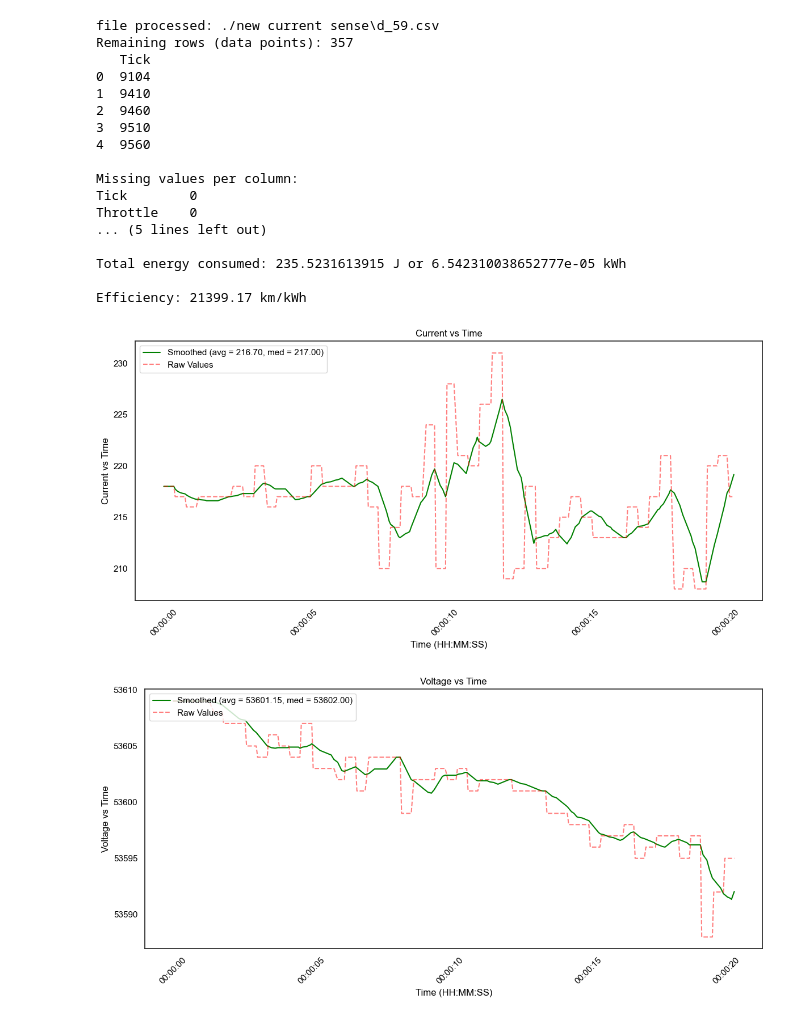
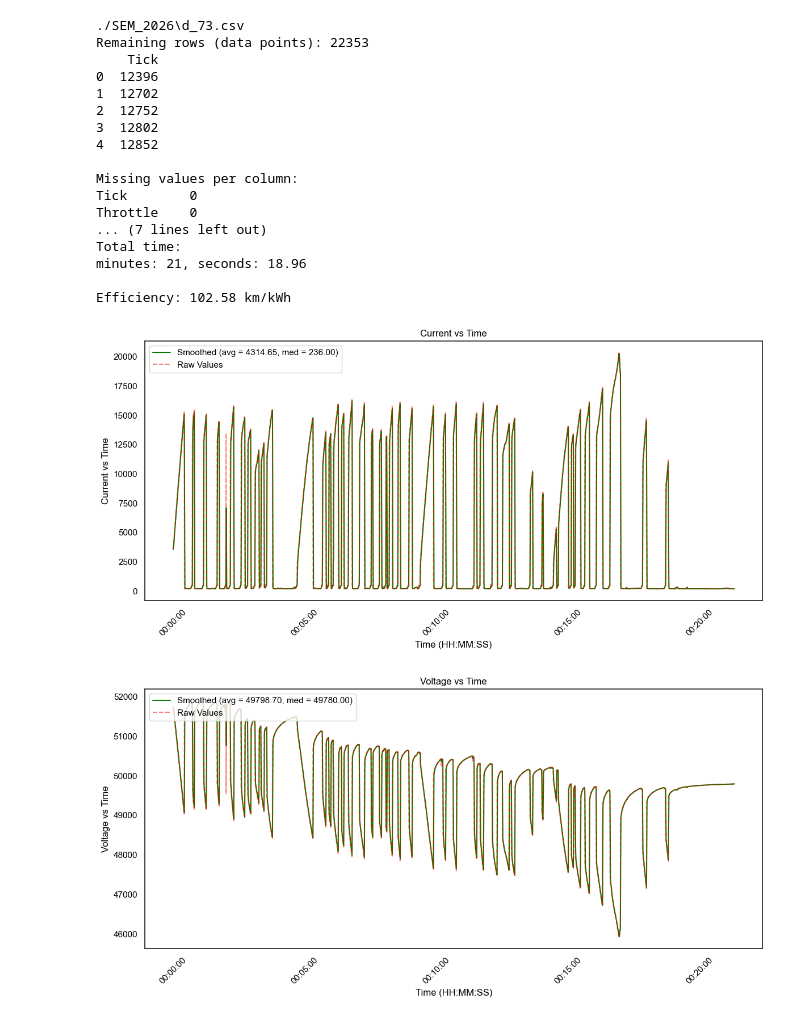
Before and after one commit to UOSupermileage/UOSM-TelemetryDataProcessing, a Jupyter notebook: new/CustomTelemetry.ipynb, the cells around one changed output. Drawn from its saved outputs; the diff is of its cells as text; code cells hidden in the pictures.

```diff
--- a/new/CustomTelemetry.ipynb
+++ b/new/CustomTelemetry.ipynb
@@ -22,6 +24,10 @@ Note: you may need to restart the kernel to use updated packages.
 # %%
-# Last updated: January 1, 2026 (By: Daniel)
-# Execute installation (previous cell) if imports are missing
+# Telemetry data plotting
+# Last updated: April 8, 2026
+# By: Daniel
+# ** Execute installation (previous cell) if imports are missing! **
+# 1. Graphs relevant statstics
+# 2. Calculates overall time, and efficiency
 import pandas as pd
 import matplotlib.pyplot as plt
 import seaborn as sns
@@ -32,16 +38,19 @@ import os
 import NulRemover
 
 sns.set(style='white')  # light background
-data_folder = './new current sense'
-num = 59 # Currently set to dataset number 132 as requested by LP
+# data_folder = f'./{date}/'
+# file = f'{date}-{time}.csv'
+# path = os.path.join(data_folder, file)
+data_folder = './SEM_2026'
+num = 73 # dataset number for processing
 file = f'd_{num}.csv'
 path = os.path.join(data_folder, file)
-#NulRemover.remove_nuls(path)  # Clean the file from null characters
-print(f"file processed: {path}")
-delimiter = ','
-distance = 1.4 # Ride distance in km
+print(path)
+delimiter = ',' # seperator used in data
+start_row = 0 # data startpoint
+distance = 15.33/2 # Distance in km, used for efficiency calculation
 Ticks = True  # Set to False if did not correct ticks
-start_throttle = 10  # Minimum throttle to start plotting
+start_throttle = 0.1  # Minimum throttle to start plotting
 throttle_start_flag = False
 plot_outliers = False  # Set to False to not plot outliers
 
@@ -58,7 +67,7 @@ test_duration = 4 * 60000 # 60 * 1000 *run time len
 # data = pd.read_csv(path, converters={'Ticks': lambda x: last_digits(x, 5)})
 # data['Tick'] = (data['Tick'].apply(clean_cell))
 
-data = pd.read_csv(path, delimiter = delimiter)
+data = pd.read_csv(path, delimiter = delimiter, skiprows = start_row)
 data.columns = data.columns.str.strip()
 
 # Remove rows before the first throttle
@@ -81,7 +90,6 @@ if Ticks:
     # data['TimePlot'] = pd.Timestamp("2023-01-01") + data['Time']
     data['Tick'] = data['Tick'] - data['Tick'].iloc[0]  # start at 0 ms
     data['TimePlot'] = pd.Timestamp("2023-01-01") + pd.to_timedelta(data['Tick'], unit='ms')
-
 else:
     data['TimePlot'] = range(len(data))
 
@@ -99,13 +107,18 @@ if 'Power' in data.columns:
     energy_kWh = energy_joules / 3600000  # Convert from J to kWh
     print(f"\nTotal energy consumed: {energy_joules} J or {energy_kWh} kWh")
 
+# Calculate time
+ms = data['Tick'].iloc[-1] - data['Tick'].iloc[0]
+seconds = ms / 1000 % 60
+minutes = int(ms / 60000)
+print("Total time:")
+if minutes > 0:
+    print(f"minutes: {minutes}", end = ", ")
+print(f"seconds: {seconds:.2f}" )
+
 # Calculate efficiency
-if distance != 1:
-    if energy_kWh > 0:
-        efficiency = distance/energy_kWh  # km per kWh
-        print(f"\nEfficiency: {efficiency:.2f} km/kWh")
-    else:
-        print("Energy consumption is not positive, cannot calculate efficiency.")
+efficiency = distance/energy_kWh  # km per kWh
+print(f"\nEfficiency: {efficiency:.2f} km/kWh")
 
 # Columns to visualize
 columns_to_plot = ['Current', 'Voltage','Throttle','Power', 'Speed']
@@ -128,9 +141,8 @@ for col in columns_to_plot:
 
         # Start plotting
         fig, ax = plt.subplots(figsize = (12, 6))
-        #Use numpy arrays for plotting with only first dimension (this is weird)
 
-
+        # Use numpy arrays for plotting
         # Smoothed line
         ax.plot(x, y_smooth, color = 'green', label = f'Smoothed (avg = {avg:.2f}, med = {med:.2f})')
 
@@ -139,44 +151,44 @@ for col in columns_to_plot:
 
         # Outliers as blue dots
         if plot_outliers:
             ax.scatter(x[outliers], y[outliers], color = 'blue', label = 'Outliers')
 
         # Labeling and formatting
         ax.set_xlabel("Time (HH:MM:SS)", color='black')
         ax.set_ylabel(f"{col} vs Time", color='black')
         ax.set_title(f"{col} vs Time", color='black')
         ax.tick_params(axis = 'x', colors = 'black', rotation = 45)
         ax.tick_params(axis = 'y', colors = 'black')
 
         ax.xaxis.set_major_locator(mdates.AutoDateLocator())
         ax.xaxis.set_major_formatter(mdates.DateFormatter('%H:%M:%S'))
 
         # Legend in black
         legend = ax.legend(loc = 'upper left')
         for text in legend.get_texts():
             text.set_color('black')
 
         plt.tight_layout()
         plt.show()
     else:
         print(f"Column '{col}' not found in dataset.")
 # %% [output]
-file processed: ./new current sense\d_59.csv
-Remaining rows (data points): 357
-   Tick
-0  9104
-1  9410
-2  9460
-3  9510
-4  9560
+./SEM_2026\d_73.csv
+Remaining rows (data points): 22353
+    Tick
+0  12396
+1  12702
+2  12752
+3  12802
+4  12852
 
 Missing values per column:
 Tick        0
 Throttle    0
-... (5 lines left out)
+... (7 lines left out)
+Total time:
+minutes: 21, seconds: 18.96
 
-Total energy consumed: 235.5231613915 J or 6.542310038652777e-05 kWh
-
-Efficiency: 21399.17 km/kWh
+Efficiency: 102.58 km/kWh
-[figure, old version]
+[figure, new version]
-[figure, old version]
+[figure, new version]
```
Also changed, not shown: parts of 3 cells of this notebook, 2 other files.
